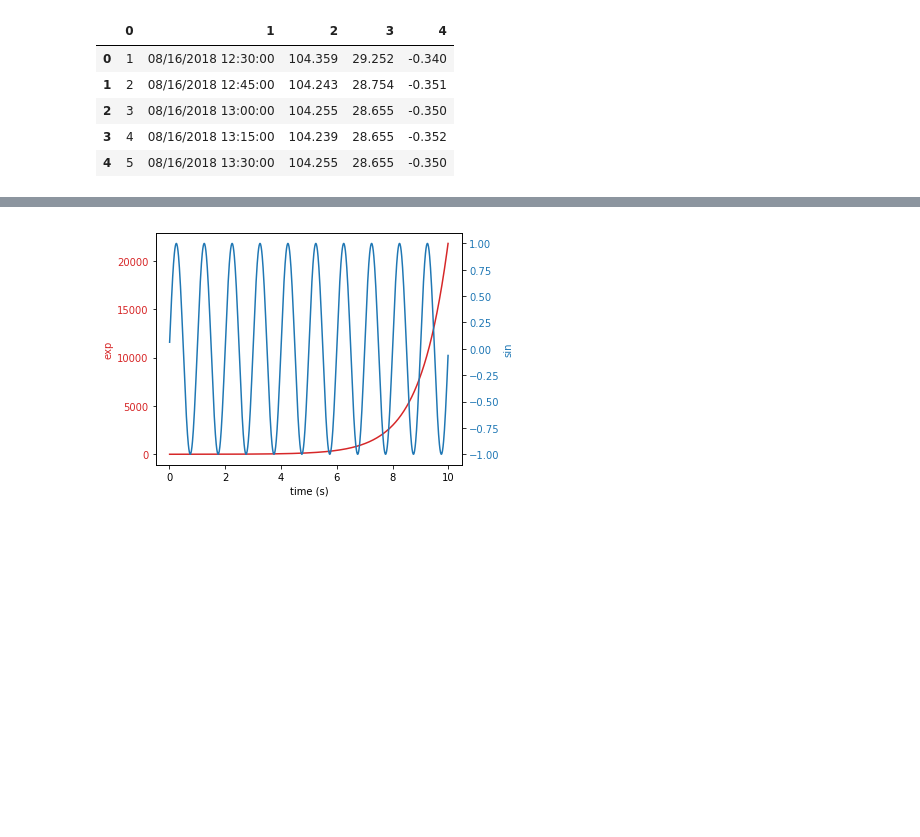
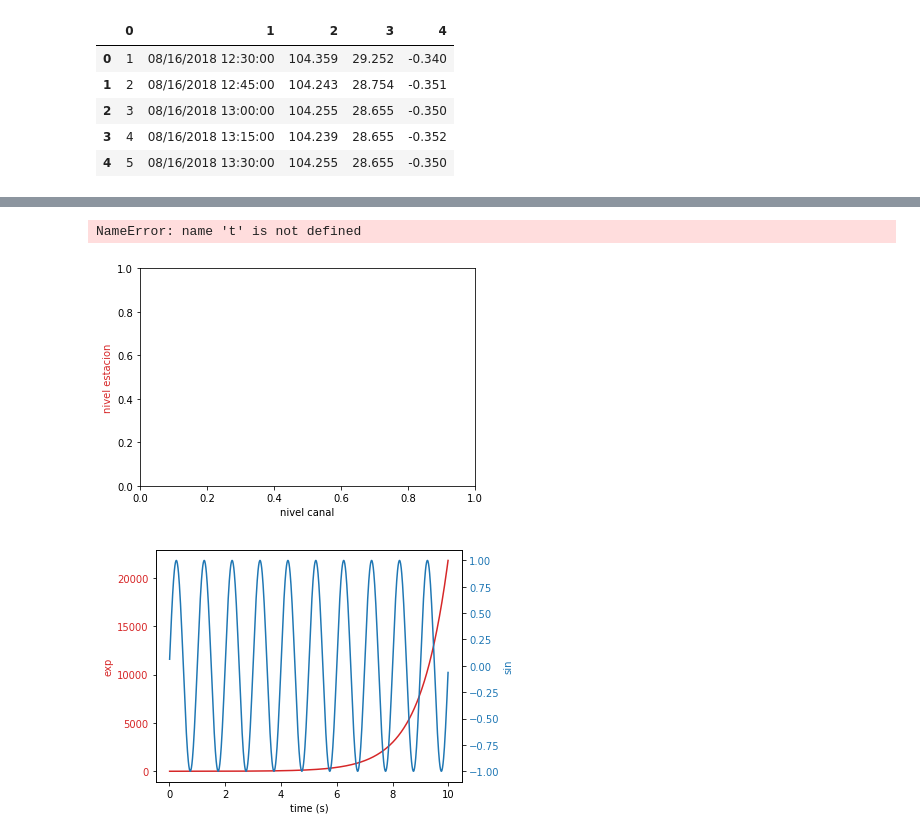
Before and after one commit to laloolea/computacional1, a Jupyter notebook: Actividad3/el Manglar El Sargento.ipynb, the cells around one changed output, grey strips where cells are left out. Drawn from its saved outputs; the diff is of its cells as text; code cells hidden in the pictures; blank space fills up the shorter version.

```diff
--- a/Actividad3/el Manglar El Sargento.ipynb
+++ b/Actividad3/el Manglar El Sargento.ipynb
@@ -16,0 +51,3 @@ pd.read_csv?
+# %%
+old.columns = ['#','Fecha','Presion','Temp','Nivel']
+old.head()
@@ -16,0 +73,3 @@ pd.read_csv?
+# %%
+canal['Fecha'] = pd.to_datetime(canal['Fecha'])
+canal.dtypes
@@ -16,0 +83,3 @@ pd.read_csv?
+# %%
+old['Fecha'] = pd.to_datetime(old['Fecha'])
+old.dtypes
@@ -16,0 +95,4 @@ pd.read_csv?
+# %%
+diacanal = canal[(canal['Fecha'] > '09/07/2018 00:04') &  (canal['Fecha'] < '09/07/2018 23:51')]
+
+diaold = old[(old['Fecha'] < '09/07/2018 23:45')& (old['Fecha'] > '09/07/2018 00:00')]
@@ -17,3 +130,29 @@ pd.read_csv?
+# %%
+#  niveles de mar del sensor junto a la estación y el del canal..... no sirvio para el proposito
+t= diacanal['Fecha']
+data1 = diacanal['Nivel']
+data2 = diaold['Nivel']
+
+fig, ax1 = plt.subplots()
+
+color = 'tab:red'
+ax1.set_xlabel('nivel canal')
+ax1.set_ylabel('nivel estacion', color=color)
+ax1.plot(t, data1, color=color)
+ax1.tick_params(axis='y', labelcolor=color)
+
+ax2 = ax1.twinx()  # instantiate a second axes that shares the same x-axis
+
+color = 'tab:blue'
+ax2.set_ylabel('nivel estacion', color=color)  # we already handled the x-label with ax1
+ax2.plot(t, data2, color=color)
+ax2.tick_params(axis='y', labelcolor=color)
+
+fig.tight_layout()  # otherwise the right y-label is slightly clipped
+plt.show()
+# %% [output]
+NameError: name 't' is not defined
+[figure, added]
 # %%
 # Create some mock data
 t = np.arange(0.01, 10.0, 0.01)
```
Also changed, not shown: parts of 14 cells of this notebook, 13 other files.
